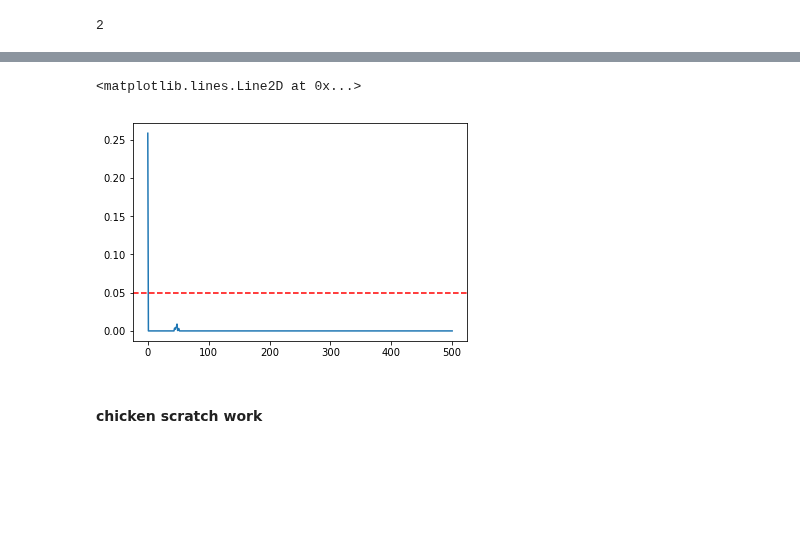
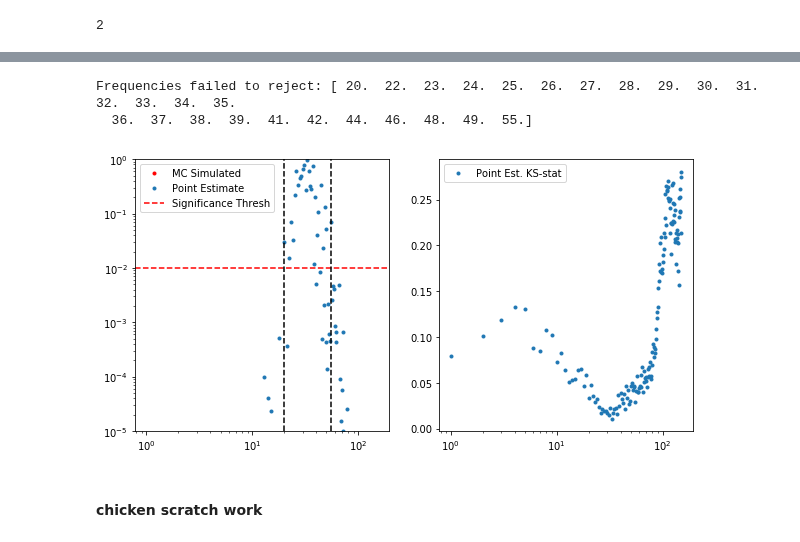
Before and after one commit to voytekresearch/SpectralCA, a Jupyter notebook: analysis_notebooks/exp_comparisons.ipynb, the cells around one changed output, grey strips where cells are left out. Cells and saved outputs as stored; diff of their text form; code cells hidden in the pictures; blank space fills up the shorter version.

```diff
--- a/analysis_notebooks/exp_comparisons.ipynb
+++ b/analysis_notebooks/exp_comparisons.ipynb
@@ -181,14 +203,46 @@ plt.close()
-# %%
-pp = np.zeros((len(spg_)))
-for i in range(len(spg_)):
-    p,stat = mc_exp(spg_[i],Nx,N)
-    pp[i] = p
-# %%
-plt.plot(pp)
-plt.axhline(y=0.05,color='r',ls='--')
-# %% [output]
-<matplotlib.lines.Line2D at 0x...>
-[figure, removed]
+# %%
+def spg_mc_KSexp(spg, N_draws=1000, N_samples=None, do_sims=False):
+    N_freqs, N_data = spg.shape
+    if N_samples is None:
+        N_samples = N_data
+
+    # init vectors
+    p_sims = np.zeros(N_freqs)
+    p_emp = np.zeros(N_freqs)
+    t_emp = np.zeros(N_freqs)
+
+    for i in range(N_freqs):
+        t_emp[i], p_emp[i], p_sims[i], sim_stat = MC_KS_exp(spg_[i,:],N_draws=N_draws,N_samples=N_samples, do_sims=do_sims)
+
+    return p_sims, p_emp, t_emp
+# %%
+f_axis_, t_axis_, spg_ = sp.signal.spectrogram(data[2],fs=fs,nperseg=nperseg,noverlap=noverlap)
+
+sig_thres = 0.01
+# define some threshold frequency that we want to stop at
+f_max = 150.
+f_inds = np.where(f_axis_<=f_max)[0]
+p_sims, p_emp, t_emp = spg_mc_KSexp(spg_[f_inds,:], 1000)
+sig_zone = f_axis_[f_inds][np.where(p_emp>sig_thres)[0]]
+
+plt.figure(figsize=(10,5))
+plt.subplot(1,2,1)
+plt.loglog(f_axis_[f_inds],p_sims,'r.', label='MC Simulated')
+plt.loglog(f_axis_[f_inds],p_emp,'.', label='Point Estimate')
+plt.axhline(y=sig_thres,color='r',ls='--', label='Significance Thresh')
+plt.axvline(x=sig_zone[0],color='k',ls='--')
+plt.axvline(x=sig_zone[-1],color='k',ls='--')
+plt.ylim([1e-5, 1])
+plt.legend()
+
+plt.subplot(1,2,2)
+plt.semilogx(f_axis_[f_inds], t_emp, '.', label='Point Est. KS-stat')
+plt.legend()
+print('Frequencies failed to reject:', f_axis_[f_inds][np.where(p_emp>sig_thres)[0]])
+# %% [output]
+Frequencies failed to reject: [ 20.  22.  23.  24.  25.  26.  27.  28.  29.  30.  31.  32.  33.  34.  35.
+  36.  37.  38.  39.  41.  42.  44.  46.  48.  49.  55.]
+[figure, added]
 # %% [markdown]
 #### chicken scratch work
 # %%
```
Also changed, not shown: parts of 10 cells of this notebook, 1 other file.
